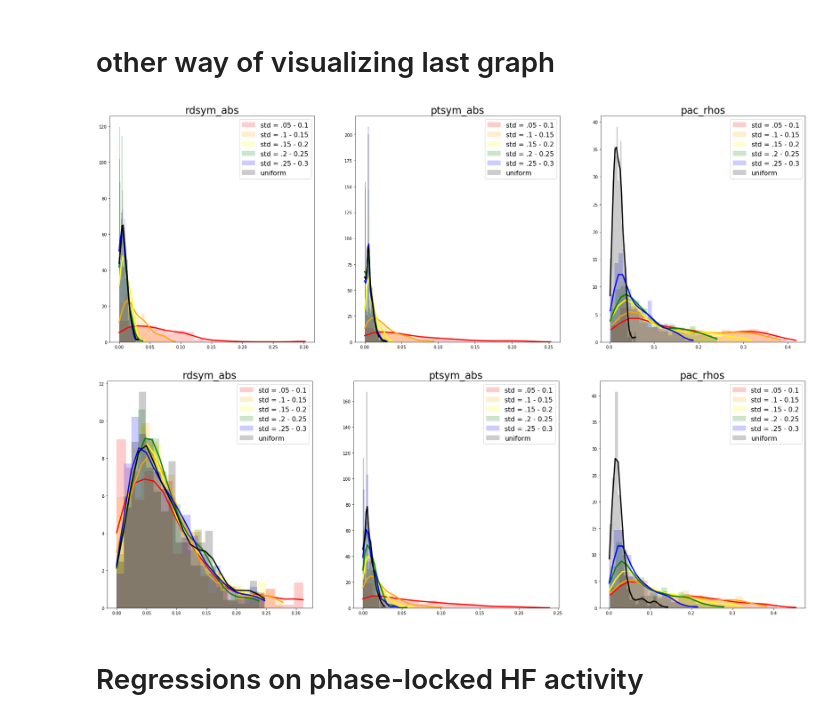
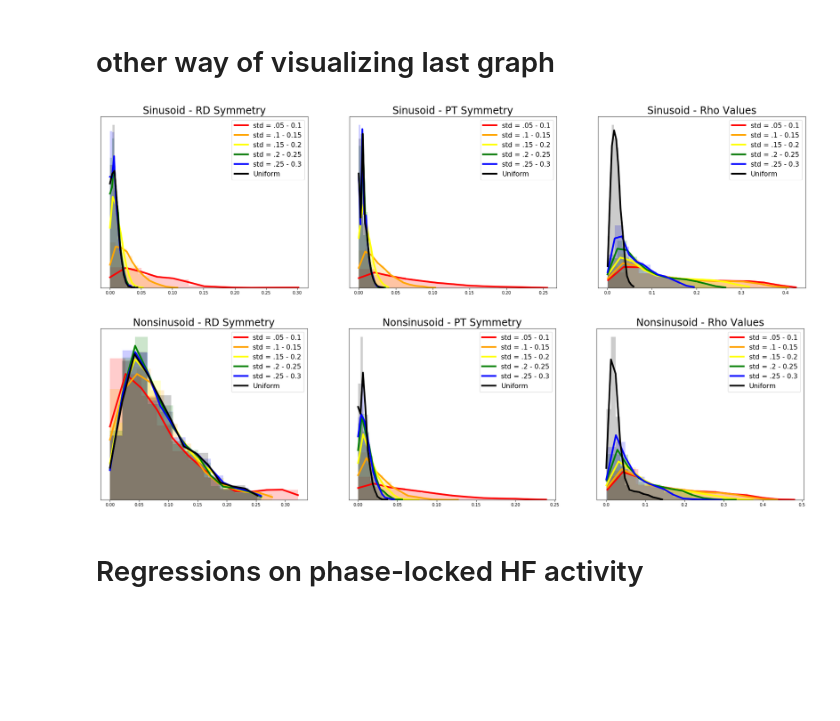
Before and after one commit to JaapVanDerAar/project_pac, a Jupyter notebook: pac_jupyter/10.1 Results simulated data. Asine, exponent [-2, -1.5], STD [.05 - .29 & 1] .ipynb, the cells around one changed output. Saved outputs shown, nothing was run; the diff lists cells and outputs as text; code cells hidden in the pictures; blank space fills up the shorter version.

```diff
--- a/pac_jupyter/10.1 Results simulated data. Asine, exponent [-2, -1.5], STD [.05 - .29 & 1] .ipynb
+++ b/pac_jupyter/10.1 Results simulated data. Asine, exponent [-2, -1.5], STD [.05 - .29 & 1] .ipynb
@@ -51,7 +51,7 @@ warnings.filterwarnings("ignore",category=matplotlib.cbook.mplDeprecation)
 os.chdir(r'C:\Users\jaapv\Desktop\master\VoytekLab')
 
 # data
-simulation_features_full = pd.read_csv('simulation_features_2_0_0.csv', sep=',')
+simulation_features_full = pd.read_csv('simulation_features_2_0_1.csv', sep=',')
 simulation_features_full = simulation_features_full.dropna()
 # %%
 # create absolute values for symmetry measures
@@ -179,12 +158,14 @@ Nice its decreasing, as we expected. So far so good.
 # %% [markdown]
 # Correlation matrices
 # %%
+features_name = ['Sinusoid RD Sym', 'P-L std', 'PSD Offset', 'PSD Exponent', 'RD Symmetry', 'PT Symmetry', 'Rho Value']
+
 for gr in range(len(simulation_features_list)):
 
     simulation_features = simulation_features_list[gr]
 
     #### first create new dataframe with only the features we want to plot
-    corr_features_df = simulation_features[['asine_rdsym', 'firing_std', 'volt_amp',
+    corr_features_df = simulation_features[['asine_rdsym', 'firing_std',
            'offset', 'exp', 'rdsym_abs', 'ptsym_abs', 'pac_rhos']].copy()
 
     corr_matrix = corr_features_df.corr()
@@ -207,8 +188,8 @@ for gr in range(len(simulation_features_list)):
                           annot_kws = {'size': 12})
 
     #add the column names as labels
-    ax.set_yticklabels(corr_matrix.columns, rotation = 0)
-    ax.set_xticklabels(corr_matrix.columns)
+    ax.set_yticklabels(features_name, rotation = 0, size=12)
+    ax.set_xticklabels(features_name, size=12)
 
     sns.set_style({'xtick.bottom': True}, {'ytick.left': True})
     ax.set_title(group_name[gr], size=24)
@@ -281,60 +262,57 @@ The first row represents sinusoids + phase-locked HF activity, the second row no
 # %%
 # manually set which columns you want to plot
 hist_list = ['rdsym_abs', 'ptsym_abs', 'pac_rhos']
+feature_names = ['RD Symmetry', 'PT Symmetry', 'Rho Values']
 std_list = np.arange(5,35,5) / 100
 label_name = ['std = .05 - 0.1', 'std = .1 - 0.15', 'std = .15 - 0.2', 'std = .2 - 0.25', 'std = .25 - 0.3']
 color_name = ['red', 'orange', 'yellow', 'green', 'blue']
+sine_name = ['Sinusoid - ', 'Nonsinusoid - ']
 
 for gr in range(2):
 
     simulation_features = sine_or_asine[gr]
 
-    kwargs = dict(alpha=0.2, density=True, bins=20)
+    kwargs = dict(alpha=0.2, density=True, bins=12)
 
-    plt.figure(figsize=(30,10))
+    plt.figure(figsize=(30,7.5))
     for ii in range(len(hist_list)):
 
         for sd in range(len(std_list) -1):
 
             # subplots 3x3
             plt.subplot(1,3,ii+1)
             #xticks([]), yticks([])
 
             n, x, _ = plt.hist(simulation_features[(simulation_features['firing_std']>= std_list[sd]) &
                                          (simulation_features['firing_std']<std_list[sd+1])][hist_list[ii]],
                                          color=color_name[sd], label = label_name[sd], **kwargs)
 
             density = stats.gaussian_kde(
                 simulation_features[(simulation_features['firing_std']>= std_list[sd]) &
                                     (simulation_features['firing_std']<std_list[sd+1])][hist_list[ii]])
 
-            plt.plot(x, density(x), color=color_name[sd], linewidth=3)
+            plt.plot(x, density(x), color=color_name[sd], linewidth=4)
 
-#             plt.axvline(np.median(simulation_features[(simulation_features['firing_std']>= std_list[sd]) &
-#                                                       (simulation_features['firing_std']<std_list[sd+1])][hist_list[ii]]),
-#                                                      color=color_name[sd], linestyle='dashed', linewidth=2)
-
+        # for uniform distribution
         n, x, _ = plt.hist(simulation_features[simulation_features['firing_std']== 1][hist_list[ii]],
          color='black', label = 'uniform', **kwargs)
 
         density = stats.gaussian_kde(
             simulation_features[simulation_features['firing_std']== 1][hist_list[ii]])
 
-        plt.plot(x, density(x), color='black', linewidth=3)
-
-#         plt.axvline(np.median(simulation_features[simulation_features['firing_std']== 1][hist_list[ii]]),
-#             color='black', linestyle='dashed', linewidth=2)
+        plt.plot(x, density(x), color='black', linewidth=4)
 
 #         # print statistics
 #         stats = f_oneway(features_df[features_df['Clusters']==0][features_df.columns[jj]],
 #                 features_df[features_df['Clusters']==1][features_df.columns[jj]],
 #                 features_df[features_df['Clusters']==13][features_df.columns[jj]])
 
         # plt.title(features_df.columns[jj] + '  ' + 'pval = ' + str(stats[1]), size=16)
-        plt.legend(fontsize=16)
-        plt.title(hist_list[ii], size=24)
+        plt.legend(['std = .05 - 0.1', 'std = .1 - 0.15', 'std = .15 - 0.2', 'std = .2 - 0.25', 'std = .25 - 0.3', 'Uniform'],fontsize=16)
+        plt.title(sine_name[gr] + feature_names[ii], size=24)
+        plt.yticks([])
 # %% [output]
-[figure, old version]
+[figure, new version]
-[figure, old version]
+[figure, new version]
 # %% [markdown]
 # Regressions on phase-locked HF activity
```
Also changed, not shown: parts of 8 cells of this notebook.
